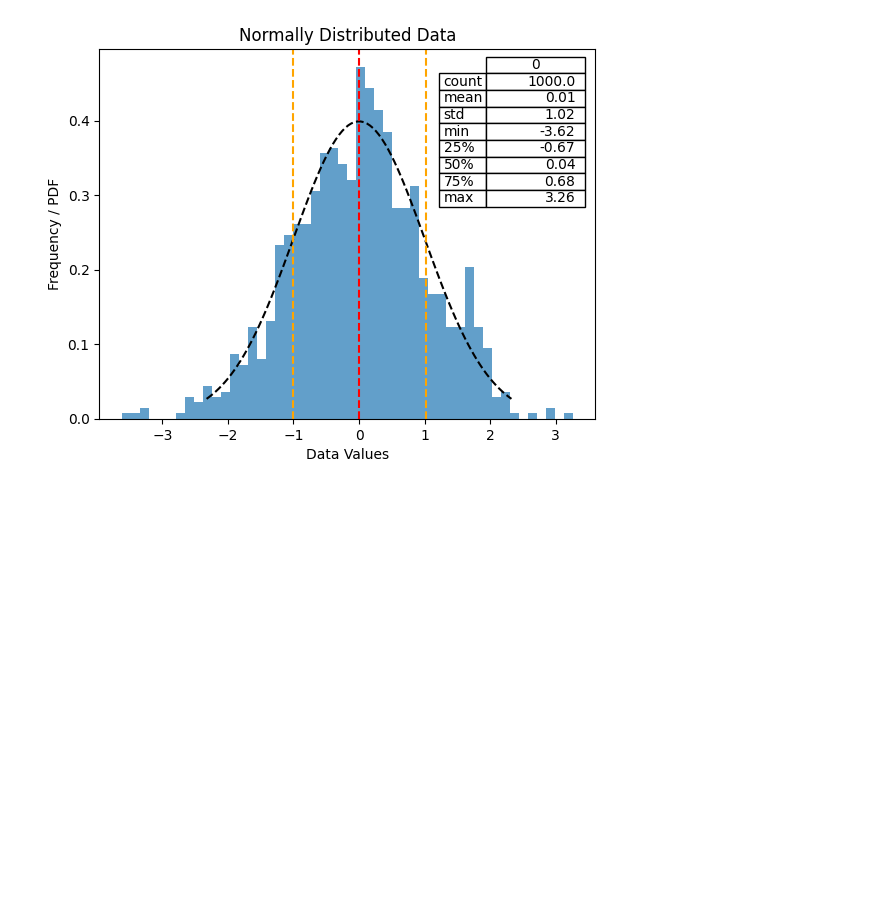
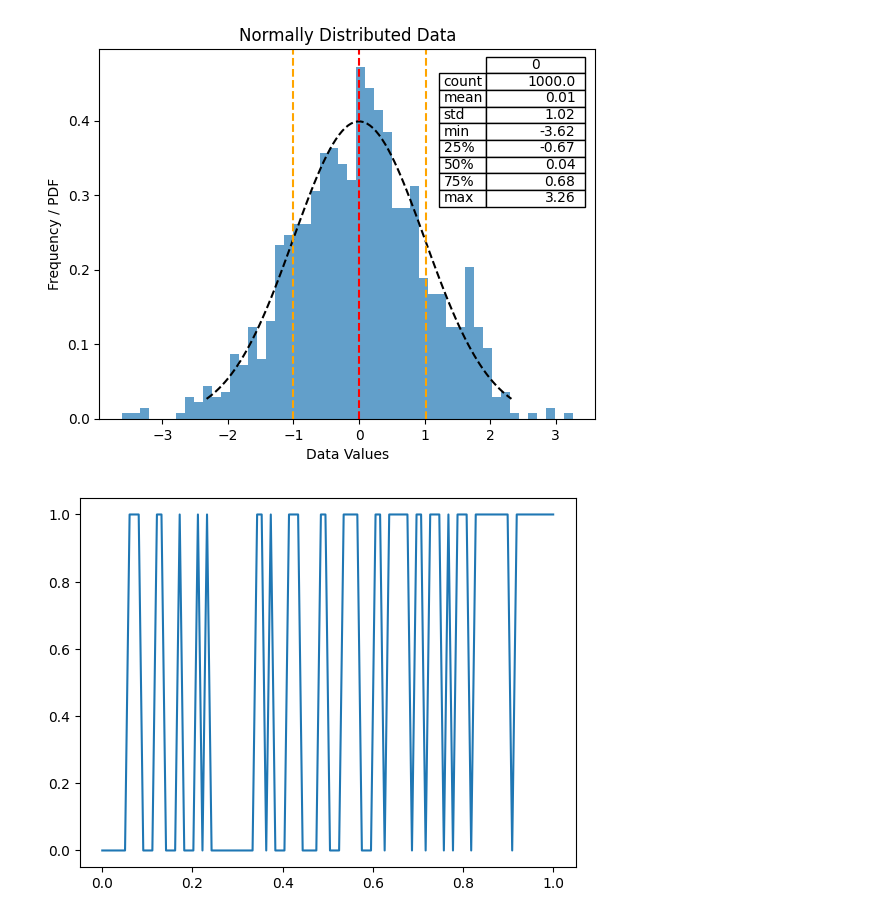
Before and after one commit to runnerdave/python-prac, a Jupyter notebook: ml-prac/distributions.ipynb, the cells around one changed output. Saved outputs shown, nothing was run; the diff lists cells and outputs as text; code cells hidden in the pictures; blank space fills up the shorter version.

Commit message:
bernoulli distribution

```diff
--- a/ml-prac/distributions.ipynb
+++ b/ml-prac/distributions.ipynb
@@ -129,3 +129,30 @@ ax.set_title('Normally Distributed Data')
 plt.show()
 # %% [output]
 [figure]
+# %%
+# Bernoulli distribution
+
+import tensorflow as tf
+import tensorflow_probability as tfp
+
+def bernoulli_distribution(probs):
+  """Bernoulli distribution.
+
+  Args:
+    probs: A 1-D Tensor of probabilities.
+
+  Returns:
+    A 1-D Tensor of Bernoulli random variables.
+  """
+
+#   return tf.distributions.Bernoulli(probs=probs).sample()
+  return tfp.distributions.Bernoulli(probs=probs).sample()
+
+import matplotlib.pyplot as plt
+
+probs = tf.linspace(0.0, 1.0, 100)
+
+plt.plot(probs, bernoulli_distribution(probs))
+plt.show()
+# %% [output]
+[figure, added]
```
